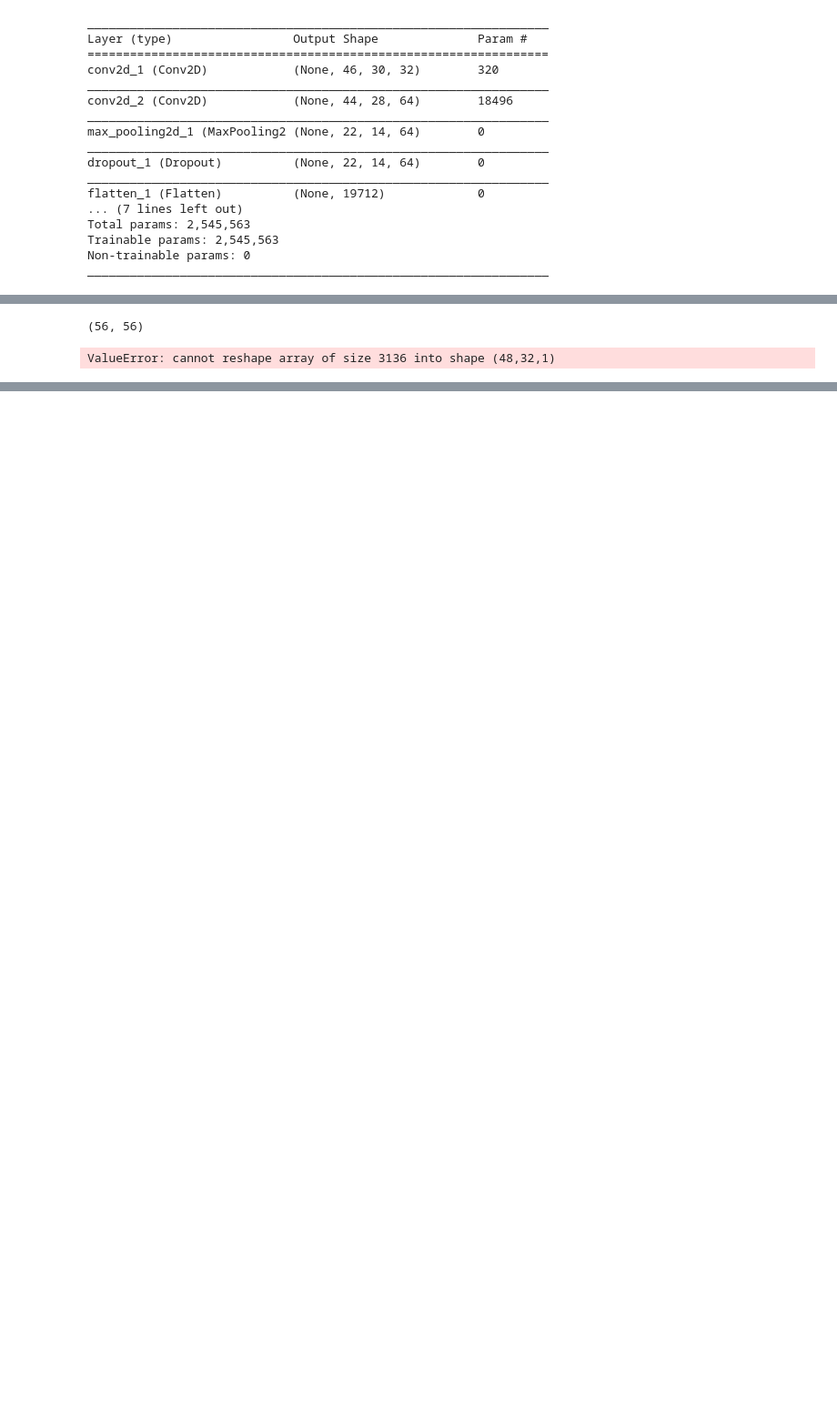
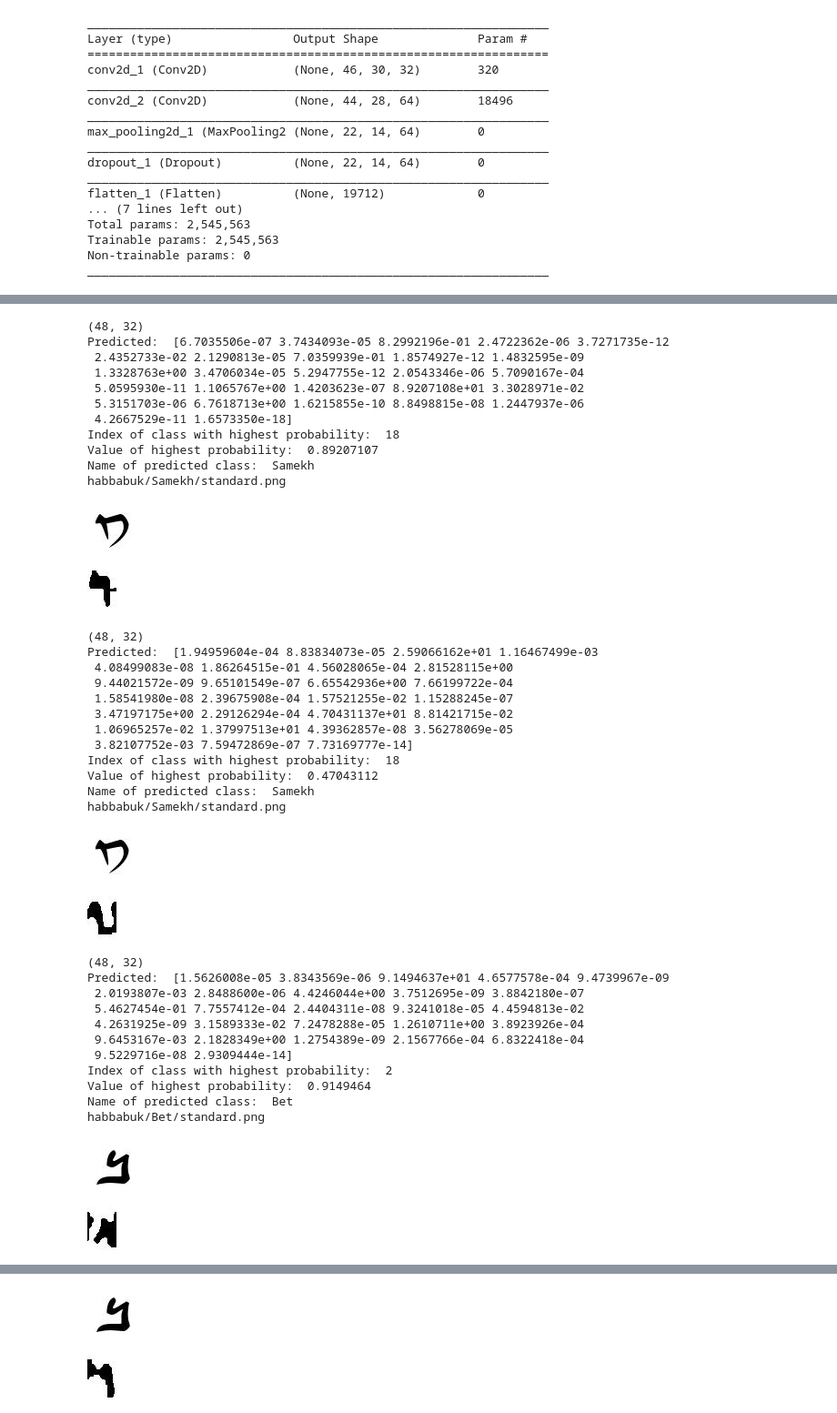
Before and after one commit to JoppeBoekestijn/handwritingrecog, a Jupyter notebook: __Final__/word_segmentation.ipynb, the cells around one changed output, grey strips where cells are left out. Shown: that part at 91% size. Saved outputs shown, nothing was run; the diff lists cells and outputs as text; code cells hidden in the pictures; blank space fills up the shorter version.

```diff
--- a/__Final__/word_segmentation.ipynb
+++ b/__Final__/word_segmentation.ipynb
@@ -133,24 +130,62 @@ fonts = []
 for item in class_names:
     fonts.append(cv2.imread('habbakuk/' + item + '/standard.png'))
 # %%
-for char in fonts:
-    char_pred = cv2.cvtColor(char, cv2.COLOR_BGR2GRAY)
-    char_pred = np.asarray(char_pred[:], dtype='float32')
+for char in chars:
+#     char_pred = cv2.cvtColor(char, cv2.COLOR_BGR2GRAY)
+    char_pred = np.asarray(char[:], dtype='float32')
     print(char_pred.shape)
     char_pred = normalize(char_pred)
     char_pred = char_pred.reshape(-1, 48, 32,1)
 
     prediction = model.predict([char_pred])
     for i in range(len(prediction)):
         print('Predicted: ', prediction[i] * 100)
     highest_index = np.argmax(prediction)
     print('Index of class with highest probability: ',highest_index)
     print('Value of highest probability: ', prediction[0][highest_index])
     print('Name of predicted class: ', class_names[highest_index])
     print('habbabuk/' + class_names[highest_index] + '/standard.png')
     character_example = cv2.imread('habbakuk/' + str(class_names[highest_index]) + '/standard.png')
     showarray(character_example)
     showarray(char)
 # %% [output]
-(56, 56)
+(48, 32)
+Predicted:  [6.7035506e-07 3.7434093e-05 8.2992196e-01 2.4722362e-06 3.7271735e-12
+ 2.4352733e-02 2.1290813e-05 7.0359939e-01 1.8574927e-12 1.4832595e-09
+ 1.3328763e+00 3.4706034e-05 5.2947755e-12 2.0543346e-06 5.7090167e-04
+ 5.0595930e-11 1.1065767e+00 1.4203623e-07 8.9207108e+01 3.3028971e-02
+ 5.3151703e-06 6.7618713e+00 1.6215855e-10 8.8498815e-08 1.2447937e-06
+ 4.2667529e-11 1.6573350e-18]
+Index of class with highest probability:  18
+Value of highest probability:  0.89207107
+Name of predicted class:  Samekh
+habbabuk/Samekh/standard.png
+[figure, added]
+[figure, added]
-ValueError: cannot reshape array of size 3136 into shape (48,32,1)
+(48, 32)
+Predicted:  [1.94959604e-04 8.83834073e-05 2.59066162e+01 1.16467499e-03
+ 4.08499083e-08 1.86264515e-01 4.56028065e-04 2.81528115e+00
+ 9.44021572e-09 9.65101549e-07 6.65542936e+00 7.66199722e-04
+ 1.58541980e-08 2.39675908e-04 1.57521255e-02 1.15288245e-07
+ 3.47197175e+00 2.29126294e-04 4.70431137e+01 8.81421715e-02
+ 1.06965257e-02 1.37997513e+01 4.39362857e-08 3.56278069e-05
+ 3.82107752e-03 7.59472869e-07 7.73169777e-14]
+Index of class with highest probability:  18
+Value of highest probability:  0.47043112
+Name of predicted class:  Samekh
+habbabuk/Samekh/standard.png
+[figure, added]
+[figure, added]
+(48, 32)
+Predicted:  [1.5626008e-05 3.8343569e-06 9.1494637e+01 4.6577578e-04 9.4739967e-09
+ 2.0193807e-03 2.8488600e-06 4.4246044e+00 3.7512695e-09 3.8842180e-07
+ 5.4627454e-01 7.7557412e-04 2.4404311e-08 9.3241018e-05 4.4594813e-02
+ 4.2631925e-09 3.1589333e-02 7.2478288e-05 1.2610711e+00 3.8923926e-04
+ 9.6453167e-03 2.1828349e+00 1.2754389e-09 2.1567766e-04 6.8322418e-04
+ 9.5229716e-08 2.9309444e-14]
+Index of class with highest probability:  2
+Value of highest probability:  0.9149464
+Name of predicted class:  Bet
+habbabuk/Bet/standard.png
+[figure, added]
+[figure, added]
@@ -157,3 +204,5 @@ ValueError: cannot reshape array of size 3136 into shape (48,32,1)
+[figure, added]
+[figure, added]
 # %%
 # for box in bounding_boxes:
 #     xStart = box[2]
```
Also changed, not shown: parts of 5 cells of this notebook.
